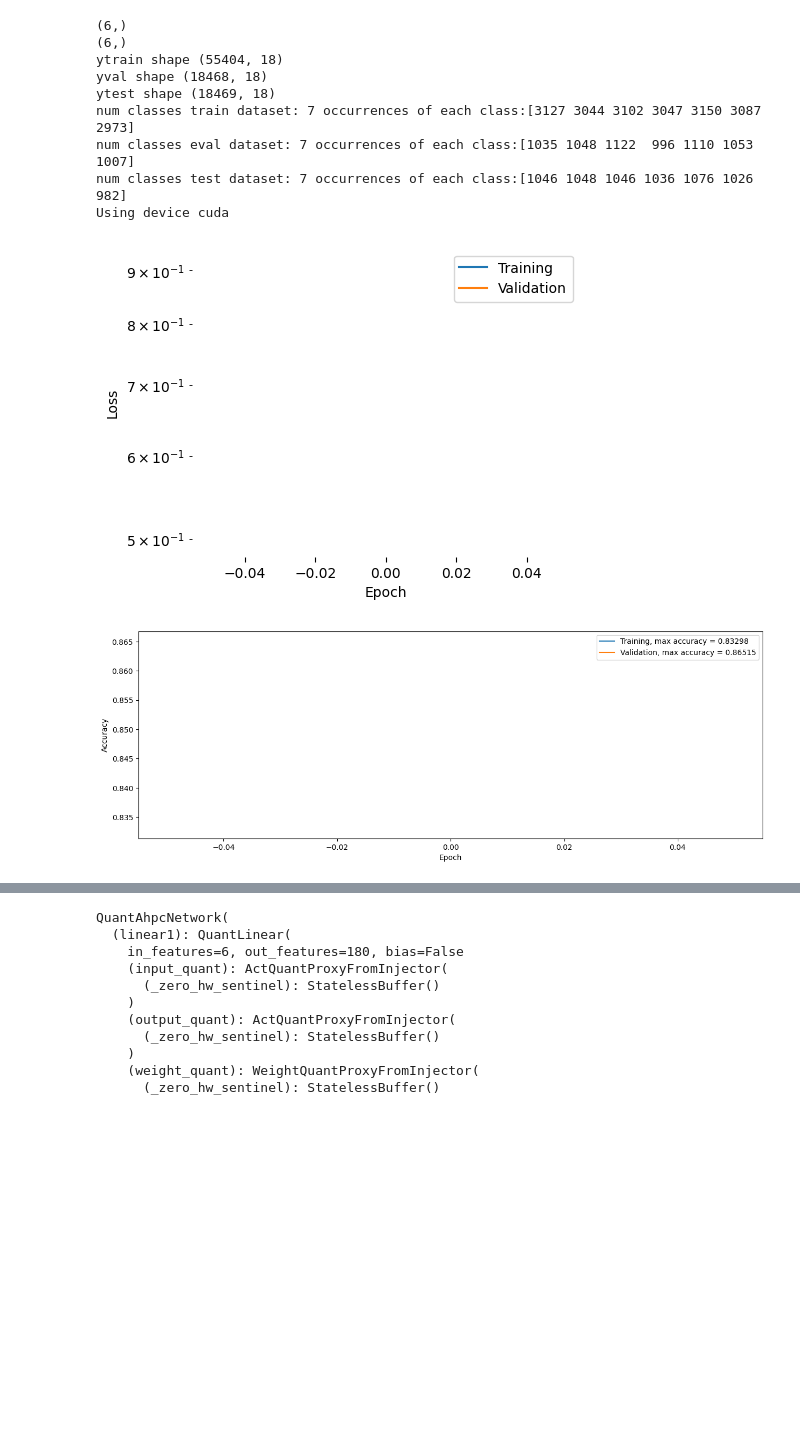
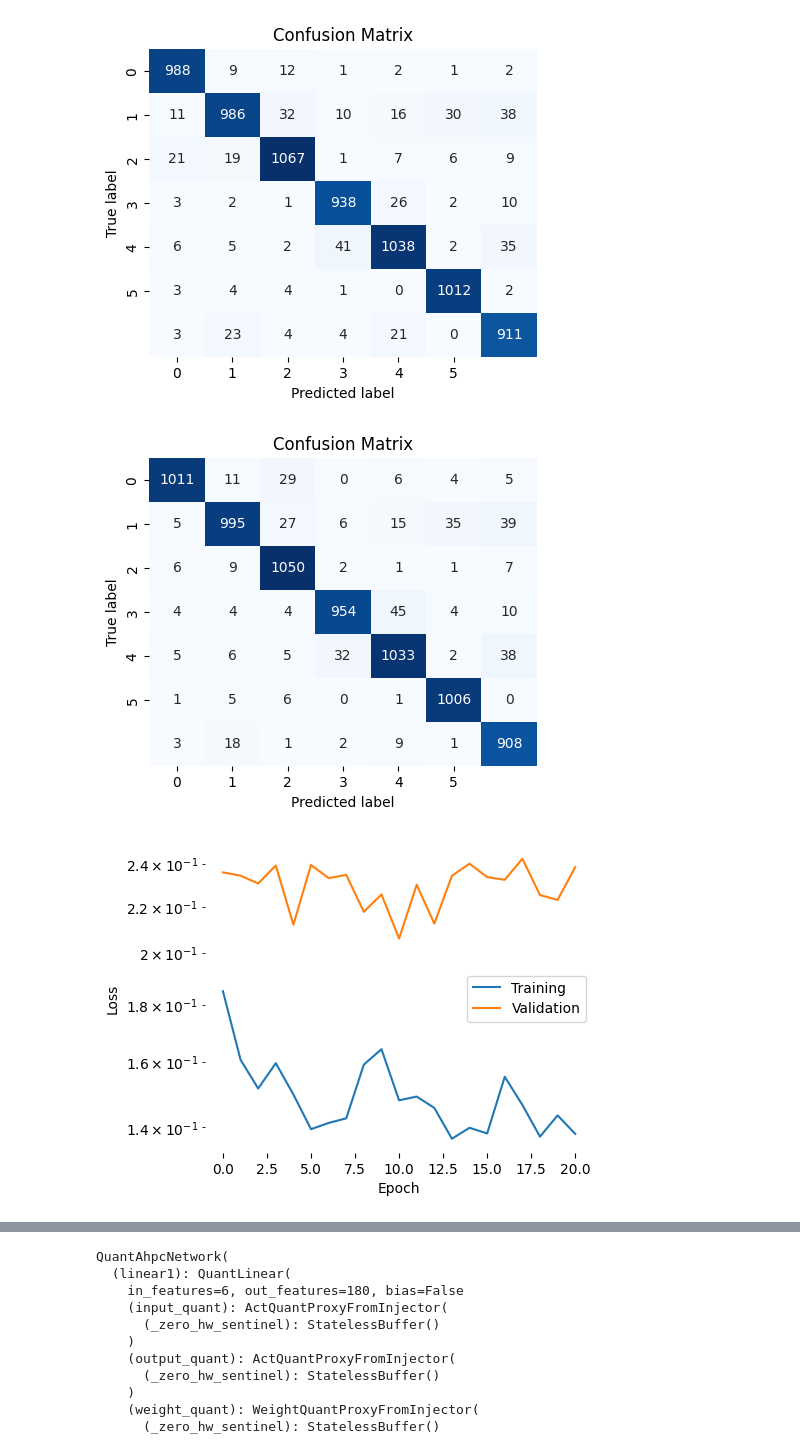
Before and after one commit to franzhd/snntorch_network, a Jupyter notebook: notebook/train_inibitory_state_quantization.ipynb, the cells around one changed output, grey strips where cells are left out. Saved outputs shown, nothing was run; the diff lists cells and outputs as text; code cells hidden in the pictures; blank space fills up the shorter version.

Commit message:
added last two experiments

```diff
--- a/notebook/train_inibitory_state_quantization.ipynb
+++ b/notebook/train_inibitory_state_quantization.ipynb
@@ -59,12 +57,12 @@ beta = 0.8  # neuron decay rate
 DATASET_NAME = 'data_watch_subset_0_40.npz'
 DATASET_SUBSET = 'custom'
 SUBSET_LIST = [0, 4, 6, 8, 9, 10, 14]
-PATIENCE = 1
+PATIENCE = 10
 TRAIN_FOLDER_NAME = 'Trained'
 NUM_WORKERS = 8
 NET_OUTPUT_DIM = 7
 NET_INPUT_DIM = 6
-NUM_EPOCHS = 1
+NUM_EPOCHS = 200
 SEARCH_SPACE_SHUFFLE = 200
 # %%
 trained_folder = TRAIN_FOLDER_NAME
@@ -93,7 +91,7 @@ net = QuantAhpcNetwork(NET_INPUT_DIM, int(net_hidden_1), int(net_hidden_2), NET_
                     # vth_enc_value=vth_enc_value, vth_std=vth_std, beta_std=beta_std,
                     drop_recurrent=drop_recurrent, drop_back=drop_back, drop_out=drop_out,
                     time_dim=2, layer_loss=net_loss, state_quant=False).to(device)
-net.from_npz(f'/home/franzhd/snntorch_network/notebook/Trained_8w_16nin_conn_no_quant/network_best.npz')
+net.from_npz(f"{Path.home()}/snntorch_network/nni_experiments/Inibitory_lif_no_encoder/results/hjulef4s/trials/RHEsE/Trained/network_best.npz")
 net.to(device)
 optimizer = torch.optim.Adam(net.parameters(), lr=lr, betas=(0.9, 0.999))
 scheduler = torch.optim.lr_scheduler.CosineAnnealingLR(optimizer,
@@ -127,41 +125,33 @@ for epoch in range(NUM_EPOCHS):
         for _, batch in enumerate(tqdm_dataloader): #eval loop
             input, label = batch
             output = assistant.valid(input, label)
             tqdm_dataloader.set_description(f'\r[Epoch {epoch:2d}/{NUM_EPOCHS}] Validation: {stats.validation}')
 
             if len(outputs) == 0:
                 outputs = output.to('cpu').detach()
                 labels = label.to('cpu').detach()
             else:
                 outputs = torch.cat((outputs, output.to('cpu').detach()), dim=1)
                 labels = torch.cat((labels, label.to('cpu').detach()))
 
         stats.update()
 
         if stats.validation.best_accuracy:
             count = 0
             _, predictions = outputs.sum(dim=0).max(1)
             gen_confusion_matrix(predictions,labels, f'./{trained_folder}/')
             net.save_to_npz(f'./{trained_folder}/network_best.npz')
             stats.plot(figsize=(15, 5),path=f'./{trained_folder}/')
             stats.save( f'./{trained_folder}/')
             del predictions
 
         del outputs
         del labels
 
         torch.cuda.empty_cache()
 stats.plot(figsize=(15, 5),path=f'./{trained_folder}/')
 stats.save( f'./{trained_folder}/')
 # %% [output]
-(6,)
-(6,)
-ytrain shape (55404, 18)
-yval shape (18468, 18)
-ytest shape (18469, 18)
-num classes train dataset: 7 occurrences of each class:[3127 3044 3102 3047 3150 3087 2973]
-num classes eval dataset: 7 occurrences of each class:[1035 1048 1122  996 1110 1053 1007]
-num classes test dataset: 7 occurrences of each class:[1046 1048 1046 1036 1076 1026  982]
-Using device cuda
-[figure, old version]
+[figure, new version]
-[figure, old version]
+[figure, new version]
+[figure, added]
```
Also changed, not shown: parts of 9 cells of this notebook, 16 other files.
